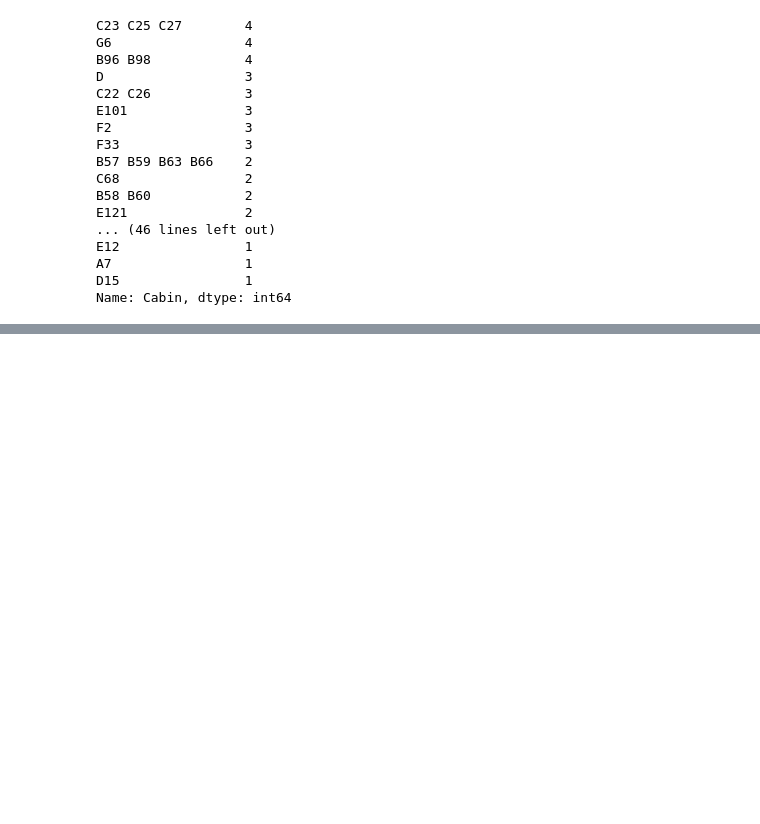
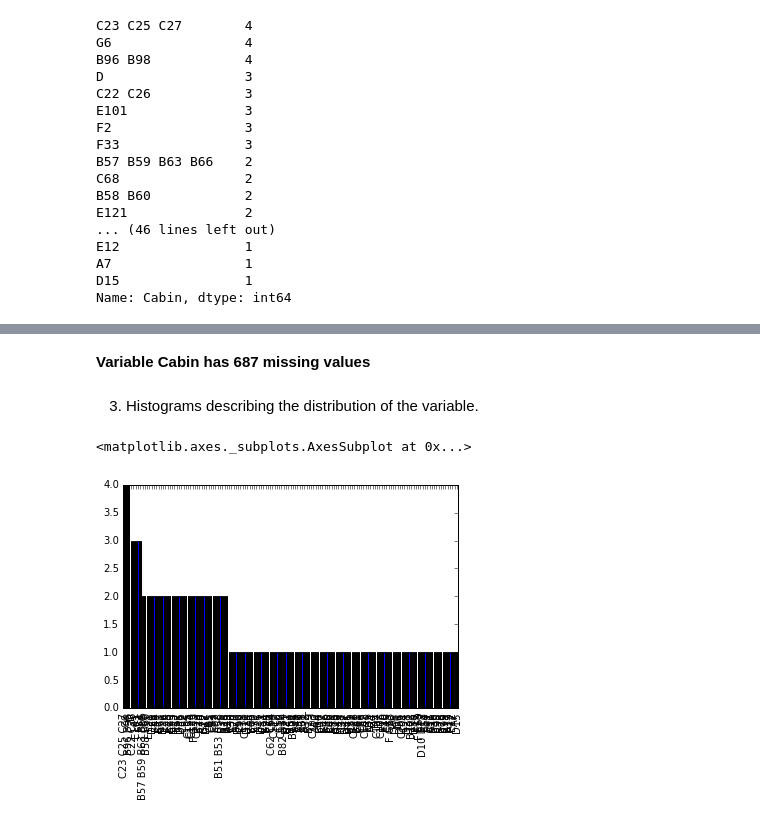
Before and after one commit to ukirderohit/Titanic-EDA, a Jupyter notebook: Titanic EDA Lab/Lab 3 - Titanic EDA.ipynb, the cells around one changed output, grey strips where cells are left out. Drawn from its saved outputs; the diff is of its cells as text; code cells hidden in the pictures; blank space fills up the shorter version.

Commit message:
Cabin completed

```diff
--- a/Titanic EDA Lab/Lab 3 - Titanic EDA.ipynb
+++ b/Titanic EDA Lab/Lab 3 - Titanic EDA.ipynb
@@ -485,0 +511,9 @@ Name: Cabin, dtype: int64
+# %% [markdown]
+<b> Variable Cabin has 687 missing values
+# %% [markdown]
+3) Histograms describing the distribution of the variable.
+# %%
+df.Cabin.value_counts().plot(kind='bar')
+# %% [output]
+<matplotlib.axes._subplots.AxesSubplot at 0x...>
+[figure, added]
```
Also changed, not shown: parts of 3 cells of this notebook.
